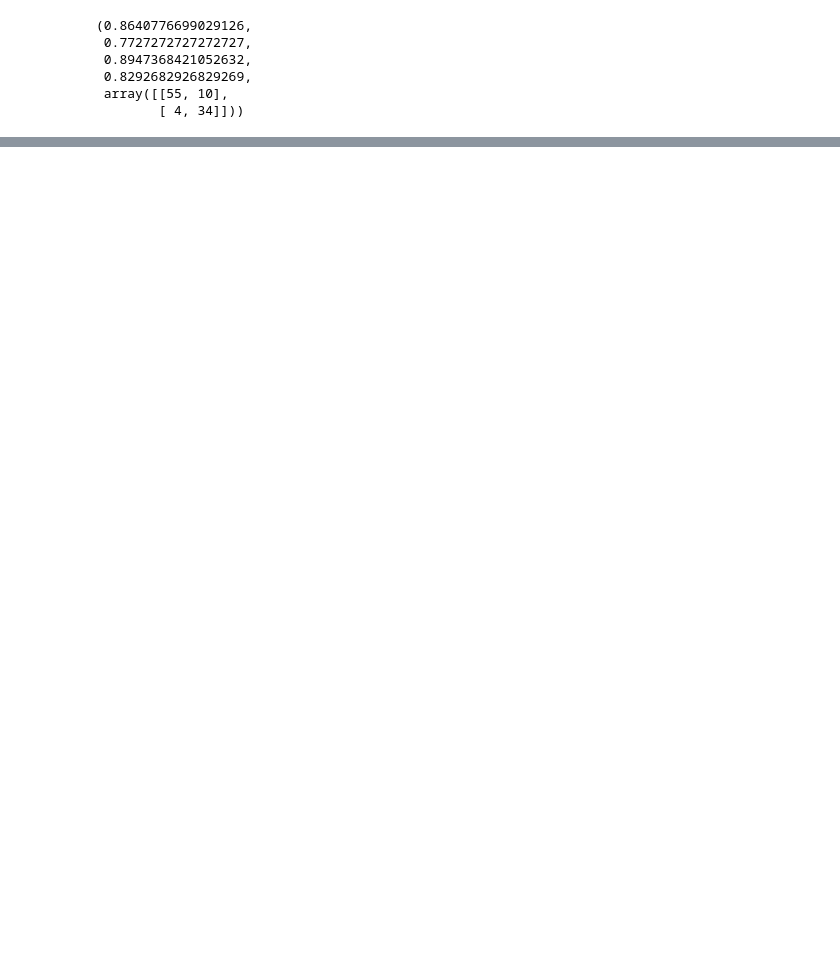
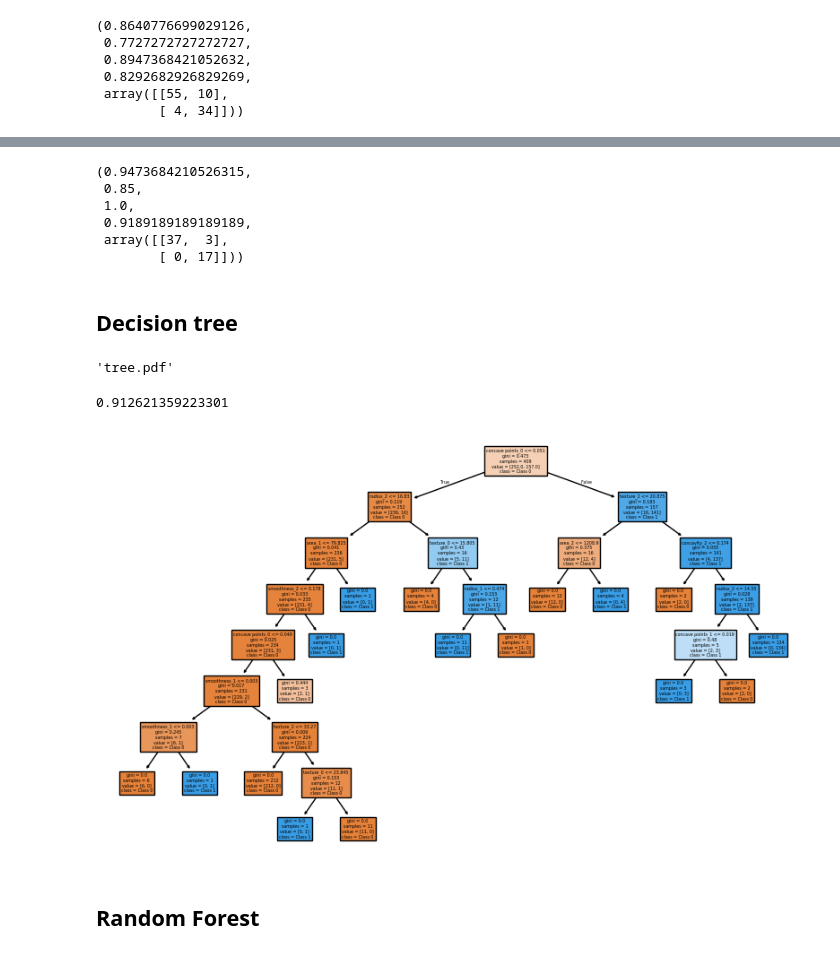
Before and after one commit to RoccoGiampetruzzi/Diagnostic-Systems, a Jupyter notebook: notebook.ipynb, the cells around one changed output, grey strips where cells are left out. Cells and saved outputs as stored; diff of their text form; code cells hidden in the pictures; blank space fills up the shorter version.

```diff
--- a/notebook.ipynb
+++ b/notebook.ipynb
@@ -117,0 +158,6 @@ C.score(patient_X_val, patient_y_val)
+# %%
+constraints = [[[], shape, texture, homog] ,[size, [], texture, homog],
+               [size, shape, [], homog], [size, shape, texture, []],
+               [size, shape, texture, homog]]
+
+options = ["all", "single", "majority"]
@@ -117,0 +220,45 @@ C.score(patient_X_val, patient_y_val)
+# %%
+C = RuleBasedClassifierV2(size, shape, [], homog, decision_option="all")
+C.fit(patient_X, patient_y)
+C.score(patient_X_test, patient_y_test)
+# %% [output]
+(0.9473684210526315,
+ 0.85,
+ 1.0,
+ 0.9189189189189189,
+ array([[37,  3],
+        [ 0, 17]]))
+# %% [markdown]
+## Decision tree
+# %%
+from sklearn.tree import DecisionTreeClassifier, export_graphviz
+from graphviz import Source
+
+# Train a simple decision tree
+clf = DecisionTreeClassifier(max_depth=3)
+clf.fit(patient_X_train, patient_y_train)
+
+# Generate a Graphviz visualization
+dot_data = export_graphviz(clf, out_file=None, filled=True, feature_names=patient_X.columns, class_names=['Class 0', 'Class 1'])
+graph = Source(dot_data)
+graph.render("tree")  # Saves as tree.pdf
+graph.view()  # Opens the visualization
+# %% [output]
+'tree.pdf'
+# %%
+from sklearn.tree import DecisionTreeClassifier, plot_tree
+import matplotlib.pyplot as plt
+
+
+# Train Decision Tree
+clf = DecisionTreeClassifier(max_depth=25, min_samples_split=5)
+clf.fit(patient_X_train, patient_y_train)
+print(clf.score(patient_X_val, patient_y_val))
+
+# Plot Decision Tree directly in Jupyter
+plt.figure(figsize=(10, 6))
+plot_tree(clf, filled=True, feature_names=patient_X.columns, class_names=['Class 0', 'Class 1'])
+plt.show()
+# %% [output]
+0.912621359223301
+[figure, added]
@@ -117,0 +267,2 @@ C.score(patient_X_val, patient_y_val)
+# %% [markdown]
+## Random Forest
```
Also changed, not shown: parts of 24 cells of this notebook, 3 other files.
